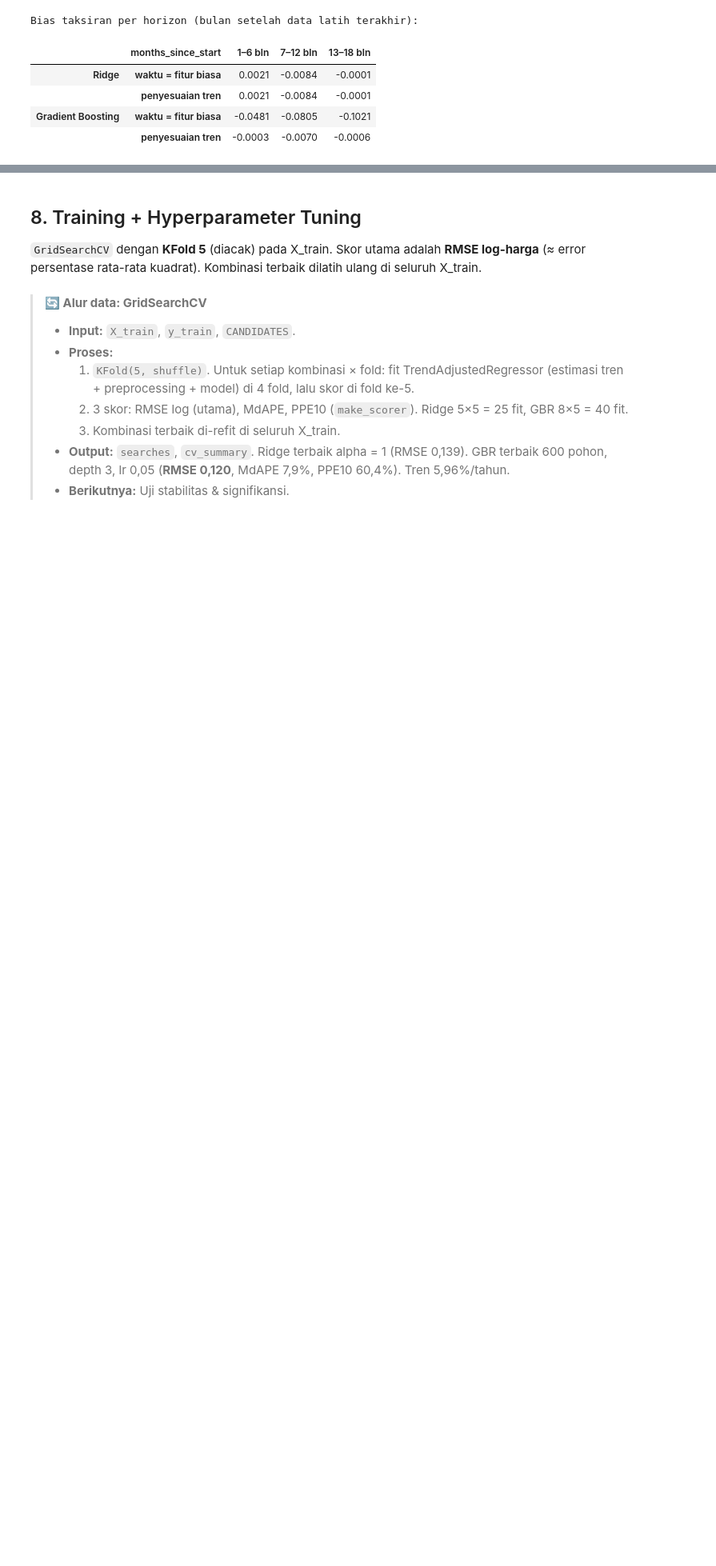
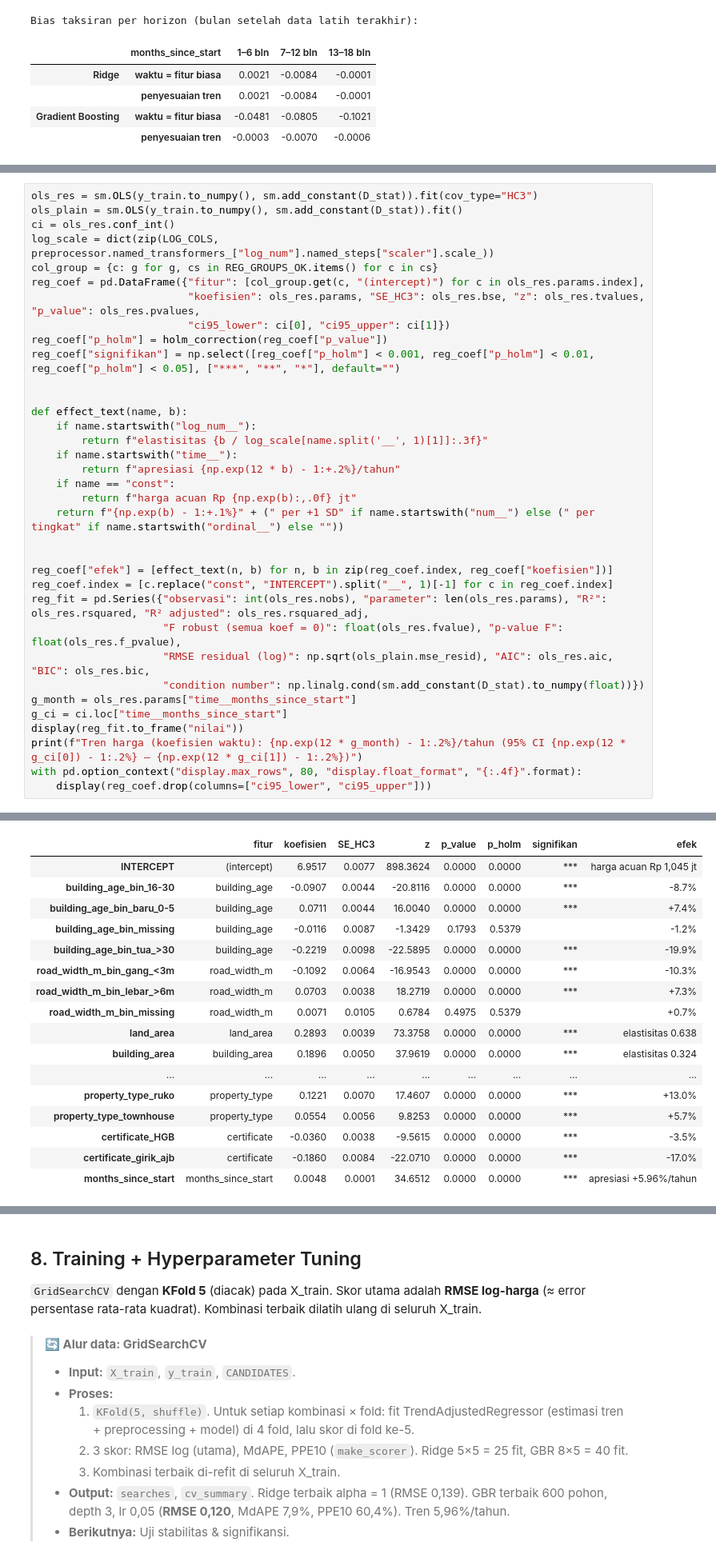
Before and after one commit to ikhsannur1996/regression, a Jupyter notebook: notebooks/property_valuation_end_to_end.ipynb, the cells around one changed output, grey strips where cells are left out. Shown at 80% size. Drawn from its saved outputs; the diff is of its cells as text; blank space fills up the shorter version.

```diff
--- a/notebooks/property_valuation_end_to_end.ipynb
+++ b/notebooks/property_valuation_end_to_end.ipynb
@@ -667,0 +784,36 @@ Bias taksiran per horizon (bulan setelah data latih terakhir):
+# %%
+ols_res = sm.OLS(y_train.to_numpy(), sm.add_constant(D_stat)).fit(cov_type="HC3")
+ols_plain = sm.OLS(y_train.to_numpy(), sm.add_constant(D_stat)).fit()
+ci = ols_res.conf_int()
+log_scale = dict(zip(LOG_COLS, preprocessor.named_transformers_["log_num"].named_steps["scaler"].scale_))
+col_group = {c: g for g, cs in REG_GROUPS_OK.items() for c in cs}
+reg_coef = pd.DataFrame({"fitur": [col_group.get(c, "(intercept)") for c in ols_res.params.index],
+                         "koefisien": ols_res.params, "SE_HC3": ols_res.bse, "z": ols_res.tvalues, "p_value": ols_res.pvalues,
+                         "ci95_lower": ci[0], "ci95_upper": ci[1]})
+reg_coef["p_holm"] = holm_correction(reg_coef["p_value"])
+reg_coef["signifikan"] = np.select([reg_coef["p_holm"] < 0.001, reg_coef["p_holm"] < 0.01, reg_coef["p_holm"] < 0.05], ["***", "**", "*"], default="")
+
+
+def effect_text(name, b):
+    if name.startswith("log_num__"):
+        return f"elastisitas {b / log_scale[name.split('__', 1)[1]]:.3f}"
+    if name.startswith("time__"):
+        return f"apresiasi {np.exp(12 * b) - 1:+.2%}/tahun"
+    if name == "const":
+        return f"harga acuan Rp {np.exp(b):,.0f} jt"
+    return f"{np.exp(b) - 1:+.1%}" + (" per +1 SD" if name.startswith("num__") else (" per tingkat" if name.startswith("ordinal__") else ""))
+
+
+reg_coef["efek"] = [effect_text(n, b) for n, b in zip(reg_coef.index, reg_coef["koefisien"])]
+reg_coef.index = [c.replace("const", "INTERCEPT").split("__", 1)[-1] for c in reg_coef.index]
+reg_fit = pd.Series({"observasi": int(ols_res.nobs), "parameter": len(ols_res.params), "R²": ols_res.rsquared, "R² adjusted": ols_res.rsquared_adj,
+                     "F robust (semua koef = 0)": float(ols_res.fvalue), "p-value F": float(ols_res.f_pvalue),
+                     "RMSE residual (log)": np.sqrt(ols_plain.mse_resid), "AIC": ols_res.aic, "BIC": ols_res.bic,
+                     "condition number": np.linalg.cond(sm.add_constant(D_stat).to_numpy(float))})
+g_month = ols_res.params["time__months_since_start"]
+g_ci = ci.loc["time__months_since_start"]
+display(reg_fit.to_frame("nilai"))
+print(f"Tren harga (koefisien waktu): {np.exp(12 * g_month) - 1:.2%}/tahun (95% CI {np.exp(12 * g_ci[0]) - 1:.2%} – {np.exp(12 * g_ci[1]) - 1:.2%})")
+with pd.option_context("display.max_rows", 80, "display.float_format", "{:.4f}".format):
+    display(reg_coef.drop(columns=["ci95_lower", "ci95_upper"]))
+# %% [output]
@@ -667,0 +832,17 @@ Bias taksiran per horizon (bulan setelah data latih terakhir):
+|  | fitur | koefisien | SE_HC3 | z | p_value | p_holm | signifikan | efek |
+| INTERCEPT | (intercept) | 6.9517 | 0.0077 | 898.3624 | 0.0000 | 0.0000 | *** | harga acuan Rp 1,045 jt |
+| building_age_bin_16-30 | building_age | -0.0907 | 0.0044 | -20.8116 | 0.0000 | 0.0000 | *** | -8.7% |
+| building_age_bin_baru_0-5 | building_age | 0.0711 | 0.0044 | 16.0040 | 0.0000 | 0.0000 | *** | +7.4% |
+| building_age_bin_missing | building_age | -0.0116 | 0.0087 | -1.3429 | 0.1793 | 0.5379 |  | -1.2% |
+| building_age_bin_tua_>30 | building_age | -0.2219 | 0.0098 | -22.5895 | 0.0000 | 0.0000 | *** | -19.9% |
+| road_width_m_bin_gang_<3m | road_width_m | -0.1092 | 0.0064 | -16.9543 | 0.0000 | 0.0000 | *** | -10.3% |
+| road_width_m_bin_lebar_>6m | road_width_m | 0.0703 | 0.0038 | 18.2719 | 0.0000 | 0.0000 | *** | +7.3% |
+| road_width_m_bin_missing | road_width_m | 0.0071 | 0.0105 | 0.6784 | 0.4975 | 0.5379 |  | +0.7% |
+| land_area | land_area | 0.2893 | 0.0039 | 73.3758 | 0.0000 | 0.0000 | *** | elastisitas 0.638 |
+| building_area | building_area | 0.1896 | 0.0050 | 37.9619 | 0.0000 | 0.0000 | *** | elastisitas 0.324 |
+| ... | ... | ... | ... | ... | ... | ... | ... | ... |
+| property_type_ruko | property_type | 0.1221 | 0.0070 | 17.4607 | 0.0000 | 0.0000 | *** | +13.0% |
+| property_type_townhouse | property_type | 0.0554 | 0.0056 | 9.8253 | 0.0000 | 0.0000 | *** | +5.7% |
+| certificate_HGB | certificate | -0.0360 | 0.0038 | -9.5615 | 0.0000 | 0.0000 | *** | -3.5% |
+| certificate_girik_ajb | certificate | -0.1860 | 0.0084 | -22.0710 | 0.0000 | 0.0000 | *** | -17.0% |
+| months_since_start | months_since_start | 0.0048 | 0.0001 | 34.6512 | 0.0000 | 0.0000 | *** | apresiasi +5.96%/tahun |
```
Also changed, not shown: parts of 16 cells of this notebook, 4 other files.
